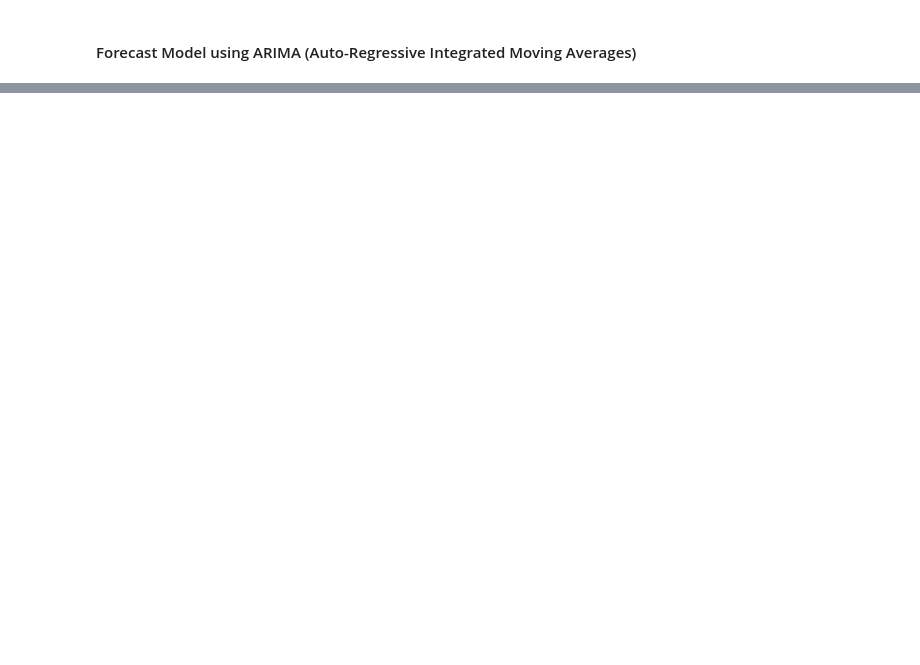
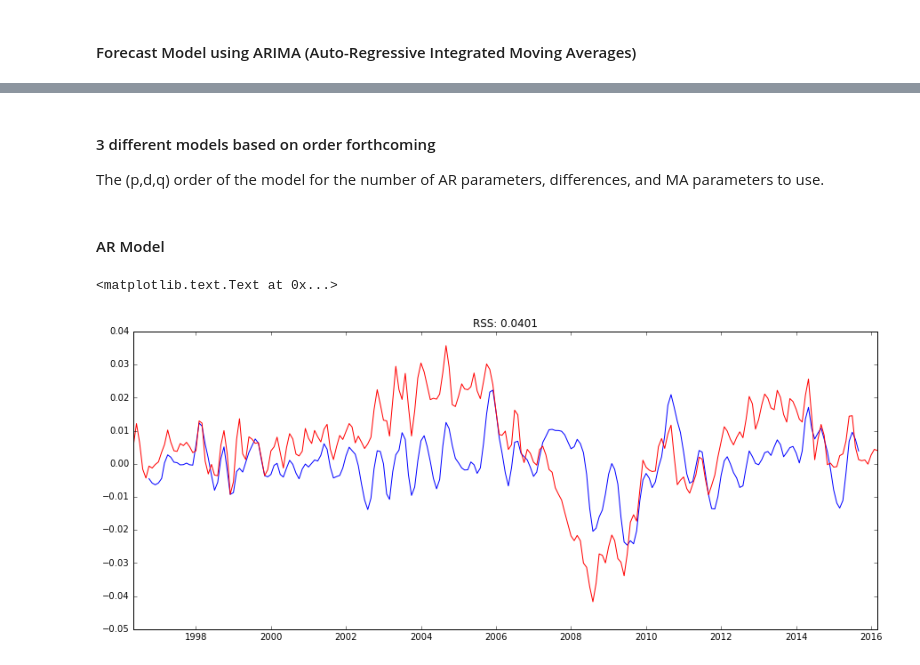
Before and after one commit to gnitnuj/RandomRealEstateExplorations, a Jupyter notebook: The Notebook.ipynb, the cells around one changed output, grey strips where cells are left out. Drawn from its saved outputs; the diff is of its cells as text; code cells hidden in the pictures; blank space fills up the shorter version.

```diff
--- a/The Notebook.ipynb
+++ b/The Notebook.ipynb
@@ -535,0 +581,16 @@ lag_pacf = pacf(ts_log_diff, nlags=20, method='ols')
+# %% [markdown]
+#### 3 different models based on order forthcoming
+
+The (p,d,q) order of the model for the number of AR parameters, differences, and MA parameters to use.
+# %% [markdown]
+#### AR Model
+# %%
+# the only thing that'll change is order
+model = ARIMA(ts_data_2_log, order=(2, 1, 0))
+results_AR = model.fit(disp=-1)
+plt.plot(decomposition2)
+plt.plot(results_AR.fittedvalues, color='red')
+plt.title('RSS: %.4f'% sum((results_AR.fittedvalues-decomposition2)**2))
+# %% [output]
+<matplotlib.text.Text at 0x...>
+[figure, added]
```
Also changed, not shown: parts of 12 cells of this notebook.
